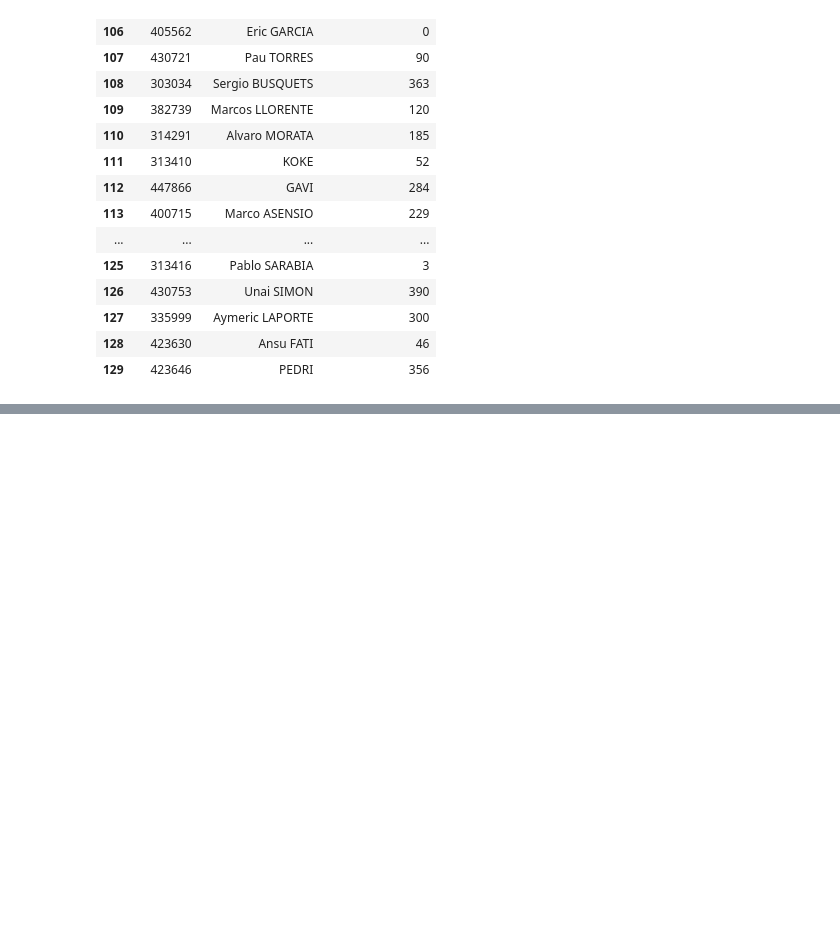
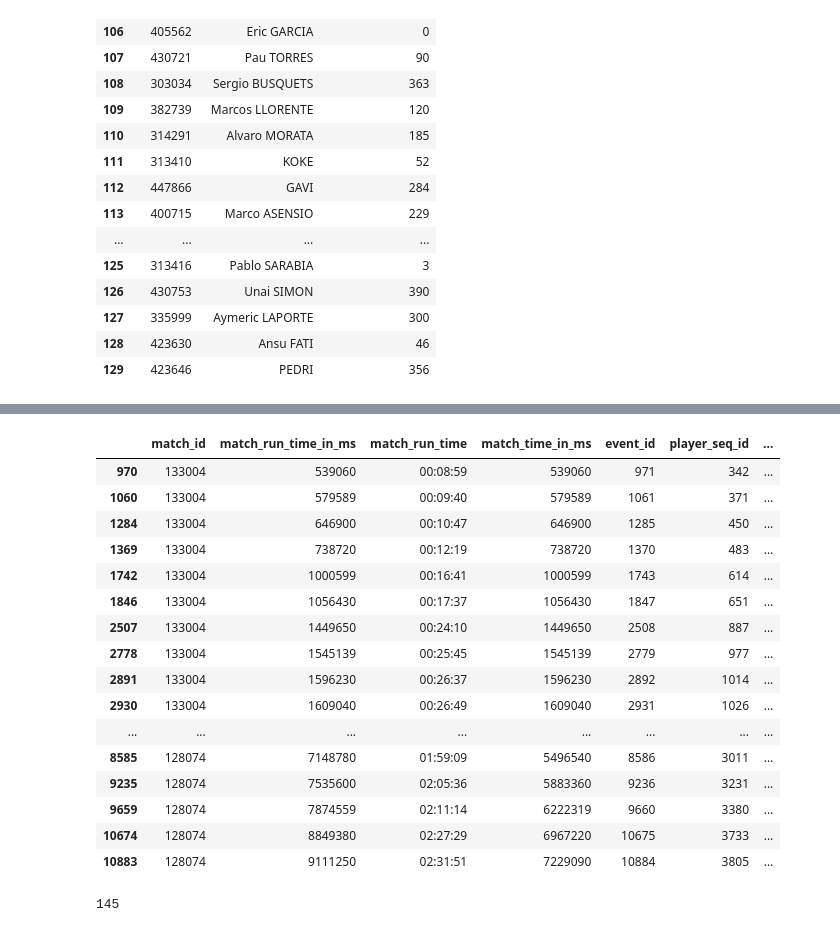
Before and after one commit to Davidteje/FP_Fifa-World-Cup-2022_Spain-Analysis, a Jupyter notebook: src/main.ipynb, the cells around one changed output, grey strips where cells are left out. Drawn from its saved outputs; the diff is of its cells as text; code cells hidden in the pictures; blank space fills up the shorter version.

```diff
--- a/src/main.ipynb
+++ b/src/main.ipynb
@@ -161,0 +200,24 @@ minutos_jugados(df_esp_mar, df_minutos)
+# %%
+df_ev[(df_ev.event=='pass') & (df_ev.from_player_name==df_ev.to_player_name)]
+# %% [output]
+|  | match_id | match_run_time_in_ms | match_run_time | match_time_in_ms | event_id | player_seq_id | ... |
+| 970 | 133004 | 539060 | 00:08:59 | 539060 | 971 | 342 | ... |
+| 1060 | 133004 | 579589 | 00:09:40 | 579589 | 1061 | 371 | ... |
+| 1284 | 133004 | 646900 | 00:10:47 | 646900 | 1285 | 450 | ... |
+| 1369 | 133004 | 738720 | 00:12:19 | 738720 | 1370 | 483 | ... |
+| 1742 | 133004 | 1000599 | 00:16:41 | 1000599 | 1743 | 614 | ... |
+| 1846 | 133004 | 1056430 | 00:17:37 | 1056430 | 1847 | 651 | ... |
+| 2507 | 133004 | 1449650 | 00:24:10 | 1449650 | 2508 | 887 | ... |
+| 2778 | 133004 | 1545139 | 00:25:45 | 1545139 | 2779 | 977 | ... |
+| 2891 | 133004 | 1596230 | 00:26:37 | 1596230 | 2892 | 1014 | ... |
+| 2930 | 133004 | 1609040 | 00:26:49 | 1609040 | 2931 | 1026 | ... |
+| ... | ... | ... | ... | ... | ... | ... | ... |
+| 8585 | 128074 | 7148780 | 01:59:09 | 5496540 | 8586 | 3011 | ... |
+| 9235 | 128074 | 7535600 | 02:05:36 | 5883360 | 9236 | 3231 | ... |
+| 9659 | 128074 | 7874559 | 02:11:14 | 6222319 | 9660 | 3380 | ... |
+| 10674 | 128074 | 8849380 | 02:27:29 | 6967220 | 10675 | 3733 | ... |
+| 10883 | 128074 | 9111250 | 02:31:51 | 7229090 | 10884 | 3805 | ... |
+# %%
+len(df_ev[(df_ev.event=='pass') & (df_ev.from_player_name==df_ev.to_player_name)])
+# %% [output]
+145
```
Also changed, not shown: parts of 8 cells of this notebook, 17 other files.
